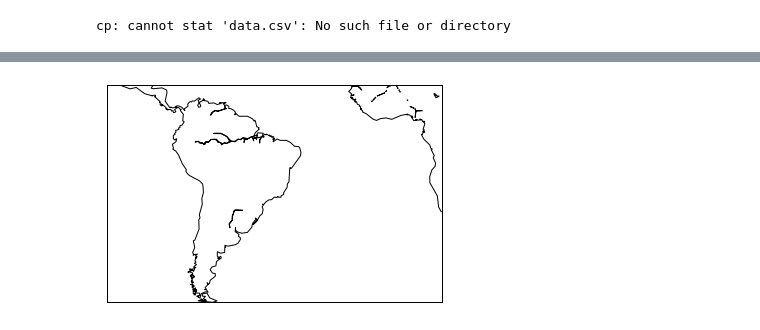
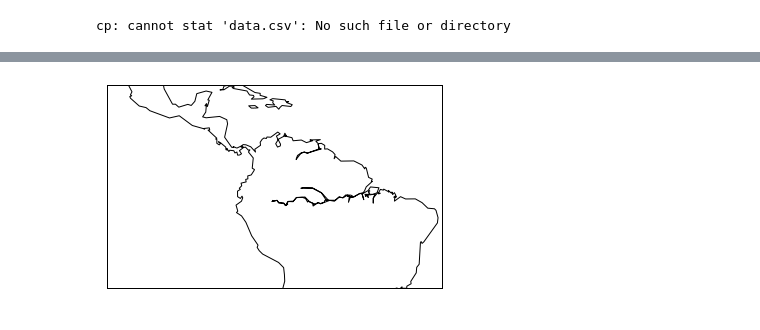
Before and after one commit to SalvadorRdR/IAC_2022, a Jupyter notebook: Modelo_IGRF_13_IAC2022_SR.ipynb, the cells around one changed output, grey strips where cells are left out. Drawn from its saved outputs; the diff is of its cells as text; code cells hidden in the pictures.

```diff
--- a/Modelo_IGRF_13_IAC2022_SR.ipynb
+++ b/Modelo_IGRF_13_IAC2022_SR.ipynb
@@ -127,20 +122,20 @@ Requirement already satisfied: six>=1.5 in /usr/local/lib/python3.7/dist-package
 # %%
 from mpl_toolkits.basemap import Basemap
 
 # llcrnrlat,llcrnrlon,urcrnrlat,urcrnrlon
 # are the lat/lon values of the lower left and upper right corners
 # of the map.
 # resolution = 'c' means use crude resolution coastlines.
-m = Basemap(projection='mill',llcrnrlat=-55,urcrnrlat=17,\
-            llcrnrlon=-105,urcrnrlon=16,resolution='c')
+m = Basemap(projection='mill',llcrnrlat=-23,urcrnrlat=23,\
+            llcrnrlon=-111,urcrnrlon=-34,resolution='c')
 m.drawcoastlines()
 m.fillcontinents(color='white',lake_color='white')
 # draw parallels and meridians.
 #m.drawparallels(np.arange(-90.,91.,30.))
 #m.drawmeridians(np.arange(-180.,181.,60.))
 m.drawmapboundary(fill_color='white')
 #plt.title("Miller Cylindrical Projection")
 
 plt.show()
 # %% [output]
-[figure, old version]
+[figure, new version]
```
Also changed, not shown: parts of 11 cells of this notebook.
